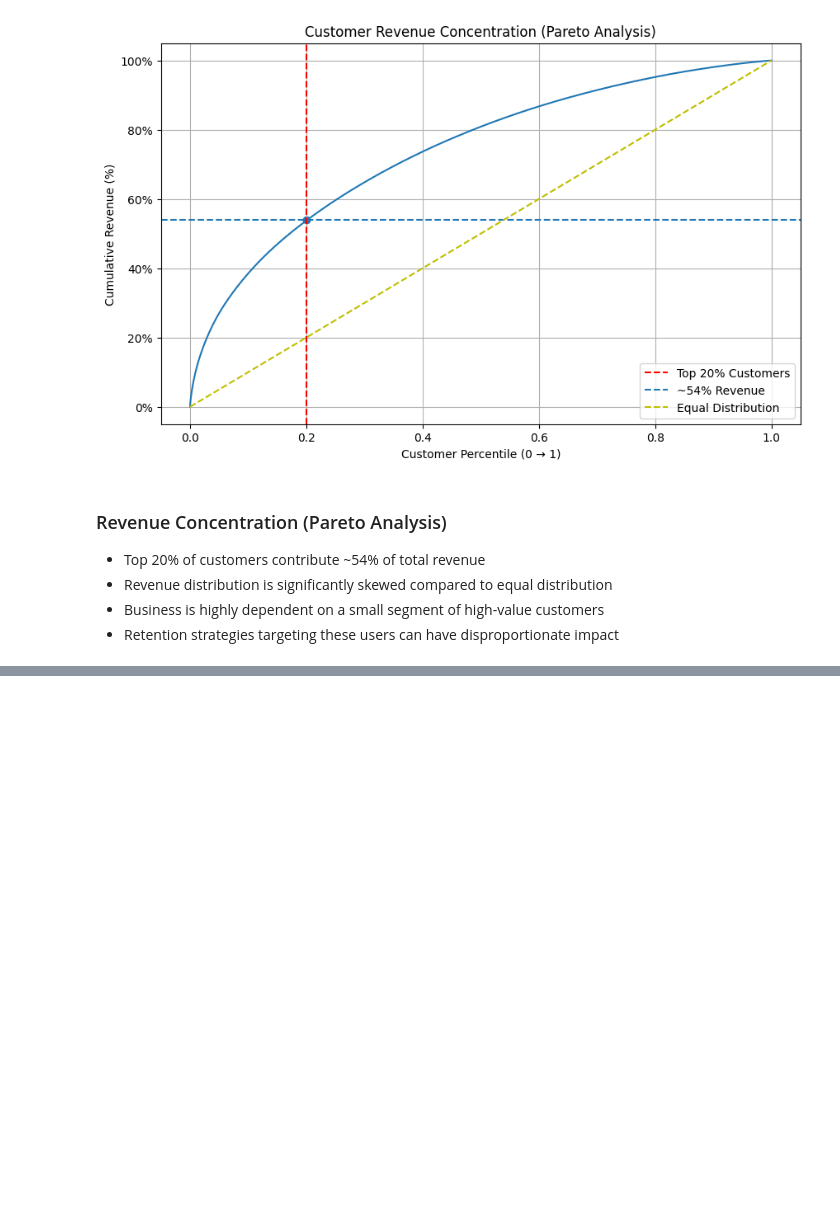
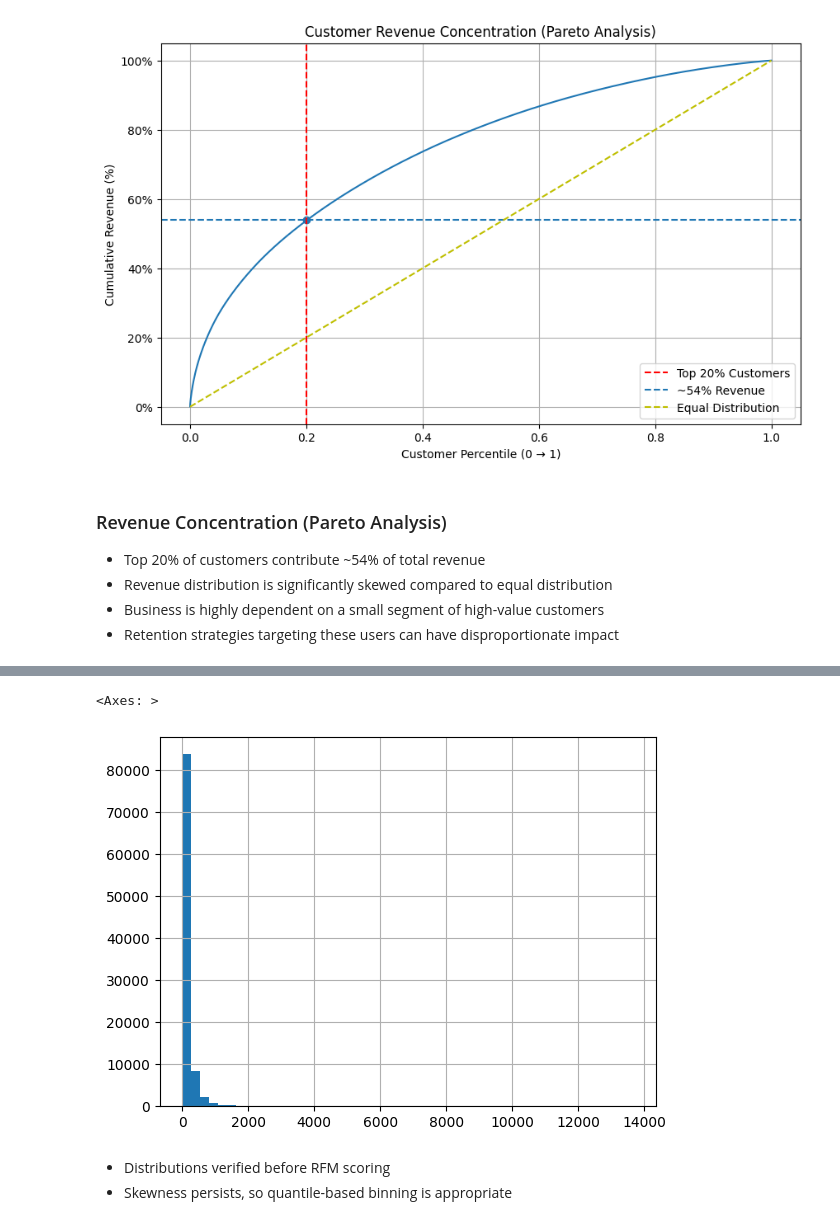
Before and after one commit to NoOne1007/ecommerce-customer-segmentation, a Jupyter notebook: notebooks/01_eda.ipynb, the cells around one changed output, grey strips where cells are left out. Saved outputs shown, nothing was run; the diff lists cells and outputs as text; code cells hidden in the pictures; blank space fills up the shorter version.

Commit message:
feat: build rfm segmentation base

```diff
--- a/notebooks/01_eda.ipynb
+++ b/notebooks/01_eda.ipynb
@@ -403,3 +403,8 @@ plt.show()
 - Revenue distribution is significantly skewed compared to equal distribution
 - Business is highly dependent on a small segment of high-value customers
 - Retention strategies targeting these users can have disproportionate impact
+# %%
+# --- REFERENCE DATE ---
+reference_date = df["order_purchase_timestamp"].max() + pd.Timedelta(days=1)
+
+print(reference_date)
@@ -405,0 +413,23 @@ plt.show()
+# %%
+# --- RFM BASE ---
+rfm = (
+    df
+    .groupby("customer_unique_id", as_index=False)
+    .agg({
+        "order_purchase_timestamp": "max",
+        "order_id": "nunique",
+        "payment_value": "sum"
+    })
+)
+
+rfm.columns = [
+    "customer_unique_id",
+    "last_purchase",
+    "frequency",
+    "monetary"
+]
+# %%
+# --- RECENCY ---
+rfm["recency"] = (reference_date - rfm["last_purchase"]).dt.days
+# %%
+rfm = rfm.drop(columns=["last_purchase"])
@@ -405,0 +462,8 @@ plt.show()
+# %%
+rfm["monetary"].hist(bins=50)
+# %% [output]
+<Axes: >
+[figure, added]
+# %% [markdown]
+- Distributions verified before RFM scoring
+- Skewness persists, so quantile-based binning is appropriate
```
Also changed, not shown: parts of 9 cells of this notebook.
